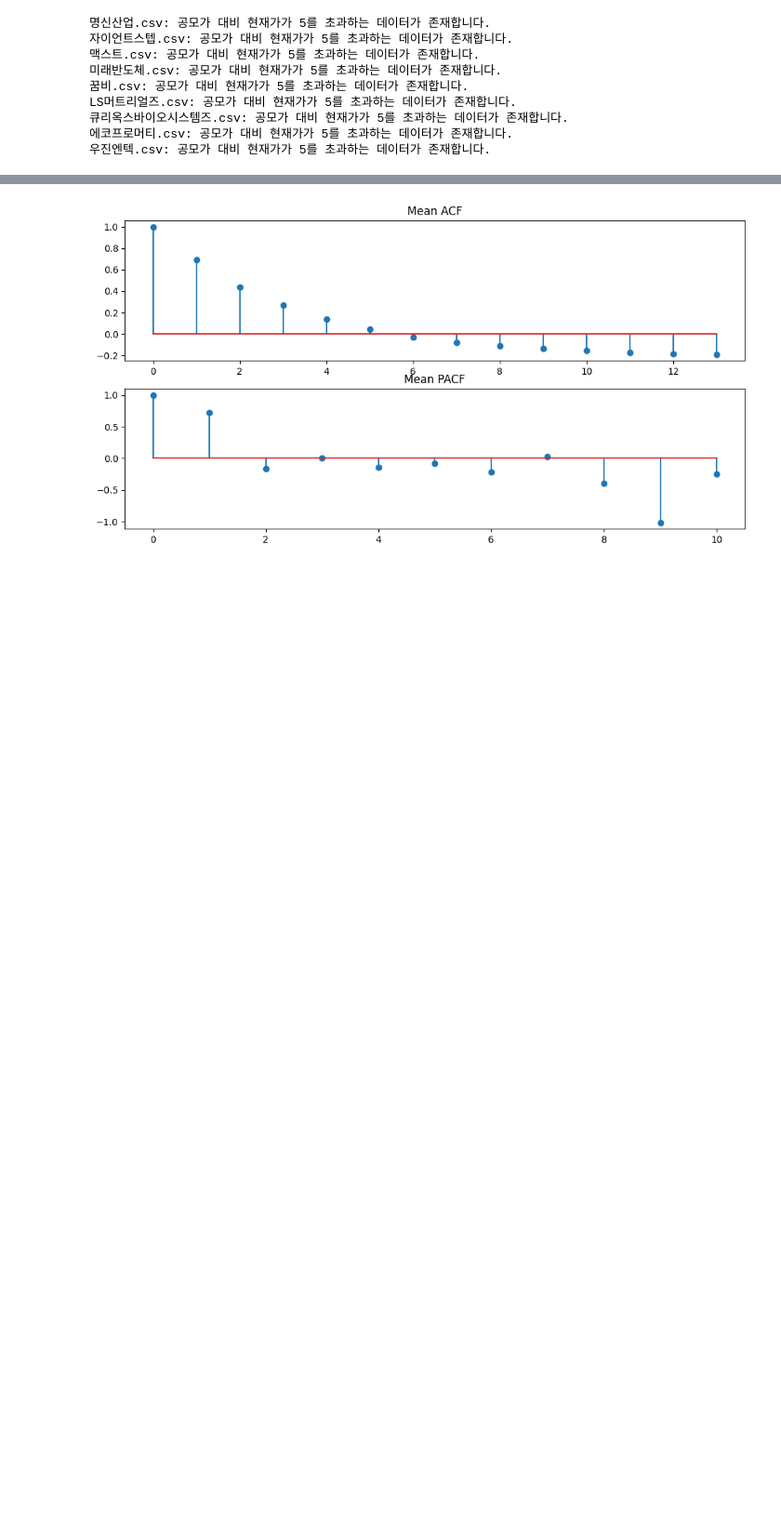
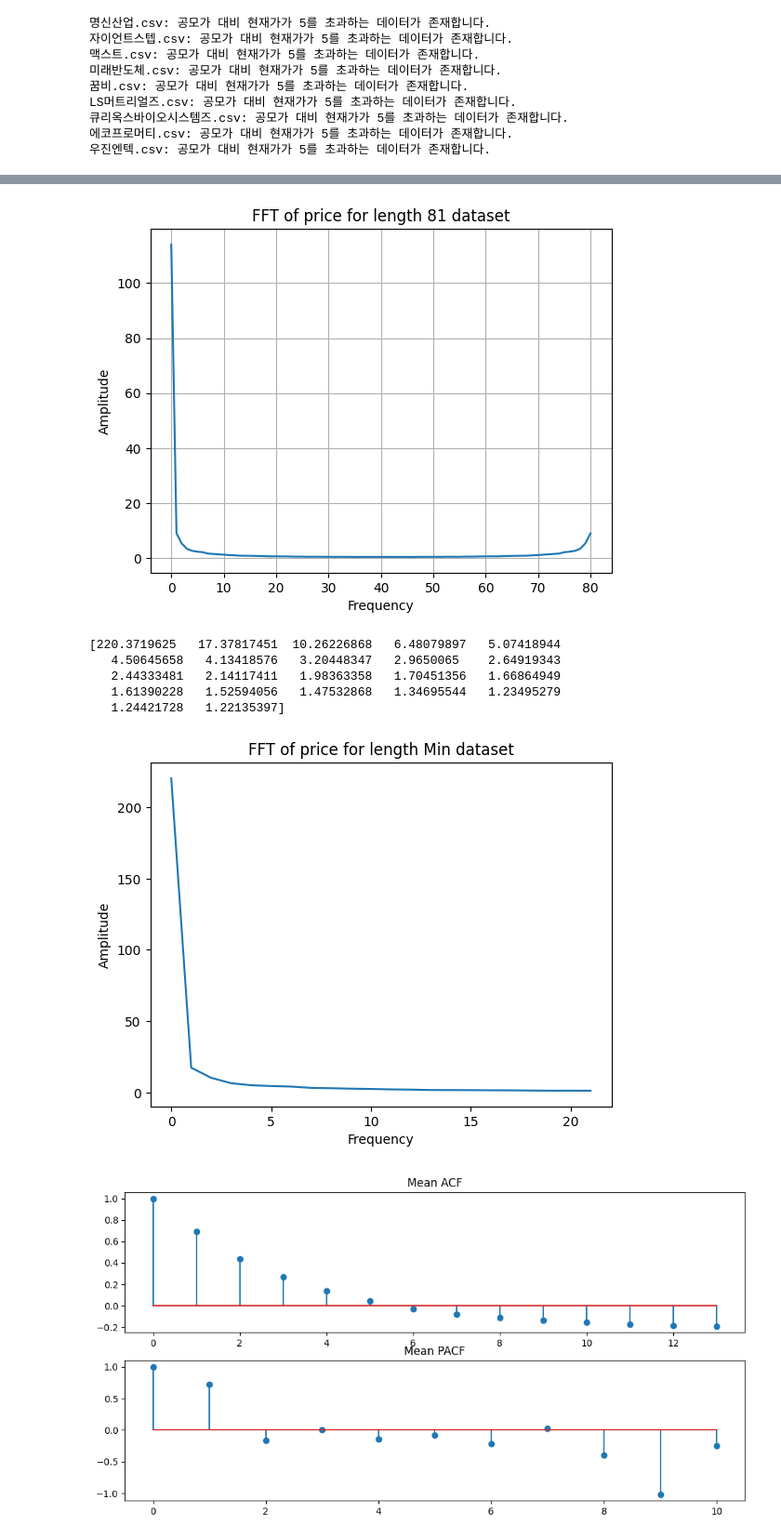
Before and after one commit to sangse/Stock_EDA, a Jupyter notebook: NewStockData_EDA.ipynb, the cells around one changed output, grey strips where cells are left out. Shown: that part at 93% size. Drawn from its saved outputs; the diff is of its cells as text; code cells hidden in the pictures; blank space fills up the shorter version.

```diff
--- a/NewStockData_EDA.ipynb
+++ b/NewStockData_EDA.ipynb
@@ -112,3 +112,75 @@ LS머트리얼즈.csv: 공모가 대비 현재가가 5를 초
 큐리옥스바이오시스템즈.csv: 공모가 대비 현재가가 5를 초과하는 데이터가 존재합니다.
 에코프로머티.csv: 공모가 대비 현재가가 5를 초과하는 데이터가 존재합니다.
 우진엔텍.csv: 공모가 대비 현재가가 5를 초과하는 데이터가 존재합니다.
+# %%
+import numpy as np
+import matplotlib.pyplot as plt
+
+# FFT와 평균 계산을 위한 함수 정의
+def compute_fft_and_average(data):
+    # '공모가대비현재가' 열에 대해 FFT 적용
+    fft_result = np.fft.fft(data['공모가대비현재가'].values)
+
+    # FFT 결과의 절대값(진폭) 계산
+    fft_magnitude = np.abs(fft_result)
+
+    # 평균 진폭 계산
+    avg_magnitude = np.mean(fft_magnitude)
+
+    return fft_magnitude, avg_magnitude
+
+# 결과 저장을 위한 리스트 초기화
+fft_results = []
+avg_magnitudes = []
+
+# processed_data 리스트의 각 데이터프레임에 대해 FFT 적용
+for df in processed_data:
+    fft_magnitude, avg_magnitude = compute_fft_and_average(df)
+    fft_results.append(fft_magnitude)
+    avg_magnitudes.append(avg_magnitude)
+
+# 평균 진폭 출력
+print("각 데이터프레임의 FFT 평균 진폭:", avg_magnitudes)
+print("전체 데이터의 평균 진폭:", np.mean(avg_magnitudes))
+
+# 첫 번째 데이터프레임의 FFT 결과 시각화 예시
+
+
+l =99999
+for result in fft_results:
+  if len(result)<l:
+    l=len(result)
+
+c = 0
+for result in fft_results:
+  if len(result) != 81:
+    continue
+  if c == 0:
+    ok = result
+    c+=1
+  else:
+    ok+=result
+    c+=1
+print(ok/c)
+plt.plot(ok/c)
+plt.grid()
+plt.title('FFT of price for length 81 dataset')
+plt.xlabel('Frequency')
+plt.ylabel('Amplitude')
+plt.show()
+c=0
+for result in fft_results:
+  if c == 0:
+    ok = result[:l]
+    c+=1
+  else:
+    ok+=result[:l]
+    c+=1
+print(ok/c)
+
+plt.plot(ok/c)
+plt.title('FFT of price for length Min dataset')
+plt.xlabel('Frequency')
+plt.ylabel('Amplitude')
+plt.show()
+# %% [output]
@@ -115,3 +206,10 @@ LS머트리얼즈.csv: 공모가 대비 현재가가 5를 초
+[figure, added]
+[220.3719625   17.37817451  10.26226868   6.48079897   5.07418944
+   4.50645658   4.13418576   3.20448347   2.9650065    2.64919343
+   2.44333481   2.14117411   1.98363358   1.70451356   1.66864949
+   1.61390228   1.52594056   1.47532868   1.34695544   1.23495279
+   1.24421728   1.22135397]
+[figure, added]
 # %%
 import numpy as np
 import statsmodels.api as sm
```
Also changed, not shown: parts of 1 cell of this notebook.
